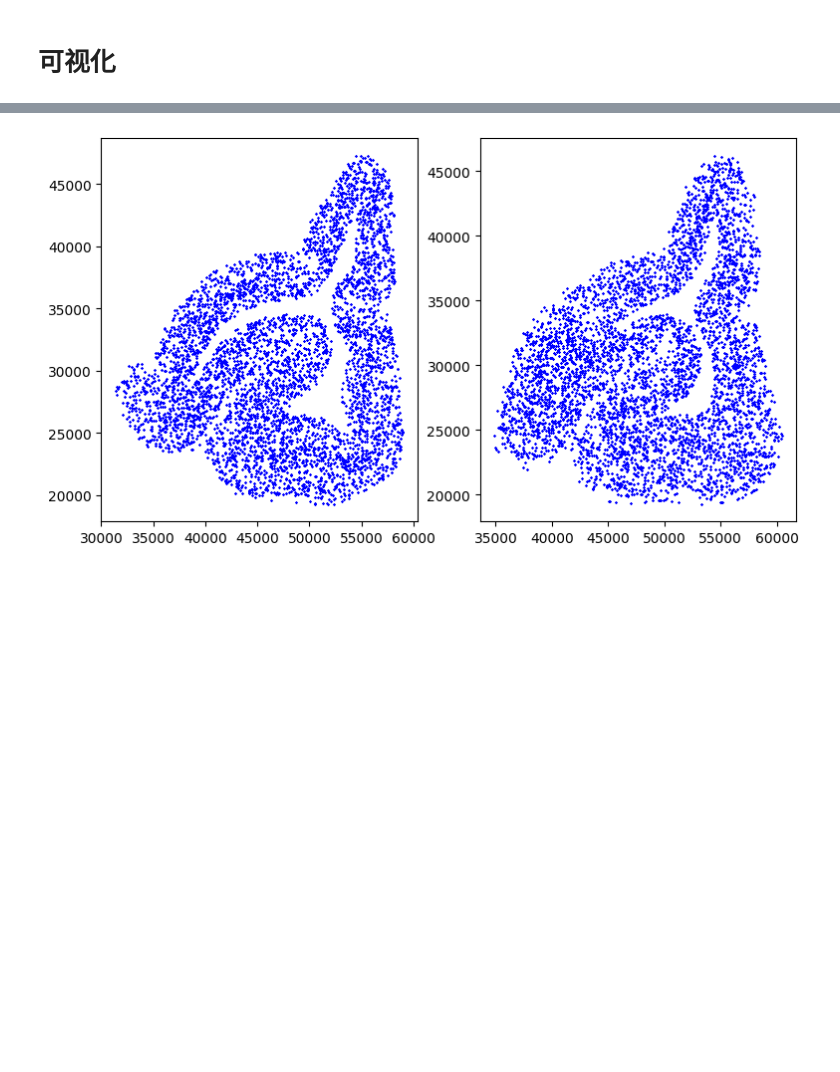
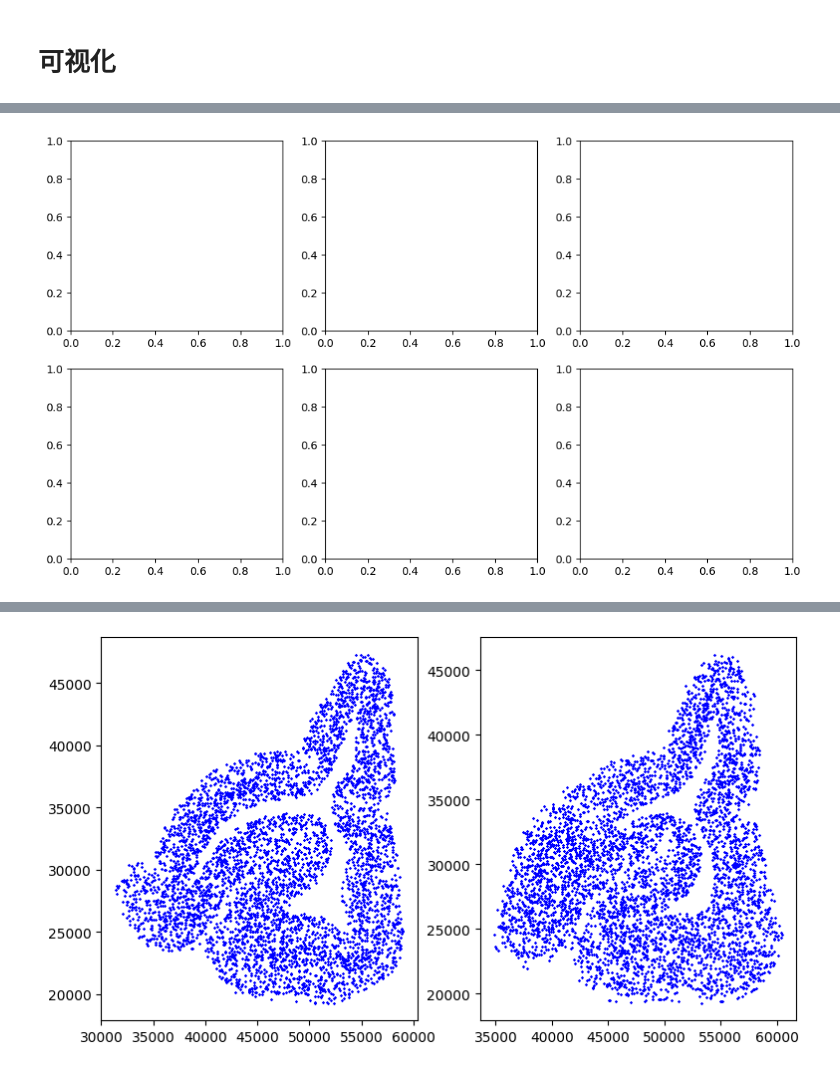
Before and after one commit to YujiHan/paste_alignment_cortex, a Jupyter notebook: cortex_alignment.ipynb, the cells around one changed output, grey strips where cells are left out. Drawn from its saved outputs; the diff is of its cells as text; code cells hidden in the pictures; blank space fills up the shorter version.

```diff
--- a/cortex_alignment.ipynb
+++ b/cortex_alignment.ipynb
@@ -112,3 +139,7 @@ slice_1 = adata_list[107]
+# %%
+fig, axs = plt.subplots(2, 3, figsize=(12, 7))
+# %% [output]
+[figure, added]
 # %%
 def plt_aligned_point(choiced_index):
     '''
```
Also changed, not shown: parts of 15 cells of this notebook, 20 other files.
